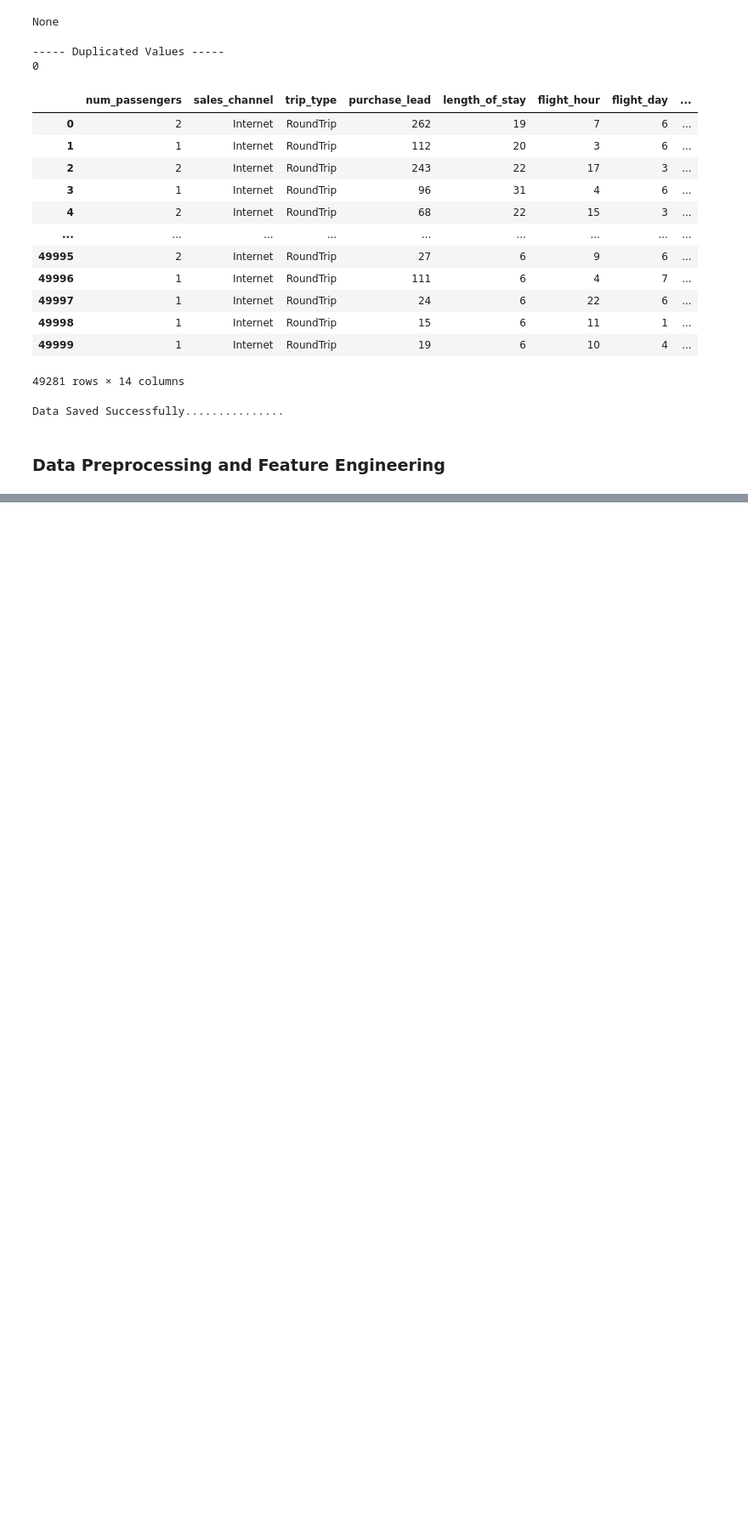
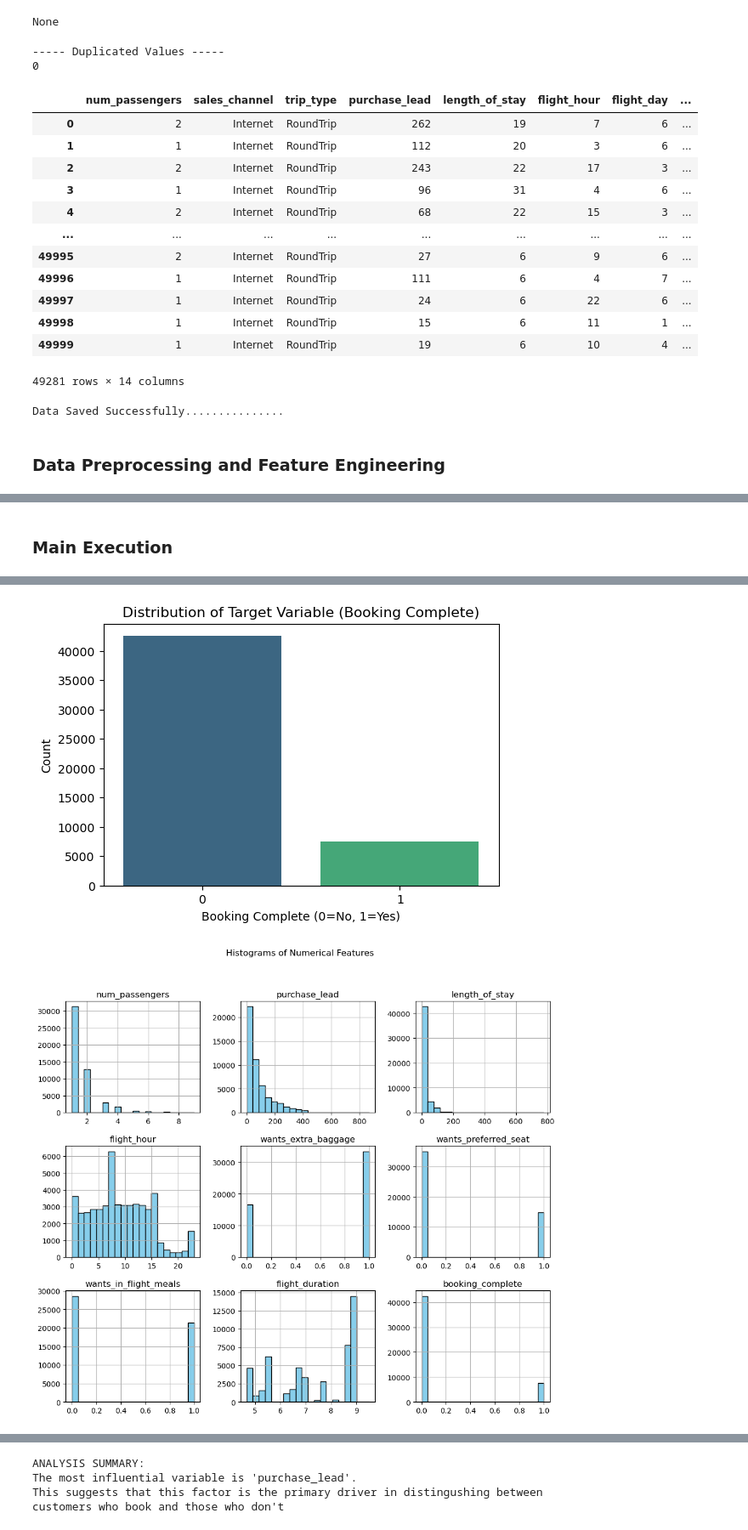
Before and after one commit to charlesakinnurun/flight-ticket-booking-drivers--premium-lounge-demand, a Jupyter notebook: notebooks/main.ipynb, the cells around one changed output, grey strips where cells are left out. Shown at 85% size. Drawn from its saved outputs; the diff is of its cells as text; code cells hidden in the pictures; blank space fills up the shorter version.

```diff
--- a/notebooks/main.ipynb
+++ b/notebooks/main.ipynb
@@ -376,0 +614,34 @@ def preprocess_data(df):
+# %% [markdown]
+### Main Execution
+# %%
+if __name__ == "__main__":
+
+    # 1. Load Data
+    # Ensure 'customer_booking.csv' is in the same directory
+    df = load_and_explore_data('customer_booking.csv')
+
+    # 2. EDA
+    visualize_data(df)
+
+    # 3. Preprocessing
+    X, y, scaler, feature_names = preprocess_data(df)
+
+    # Train/Test Split (80% Train, 20% Test)
+    # stratify=y ensures the class balance is maintained in splits
+    X_train, X_test, y_train, y_test = train_test_split(X, y, test_size=0.2, random_state=42, stratify=y)
+
+    print(f"Training Features Shape: {X_train.shape}")
+    print(f"Testing Features Shape: {X_test.shape}")
+
+    # 4. Compare All Models
+    results_df, model_dict = train_and_compare_models(X_train, X_test, y_train, y_test)
+
+    # 5. Hyperparameter Tuning (Focusing on Random Forest as it usually performs well on this type of data)
+    best_rf_model = tune_best_model(X_train, y_train)
+
+    # 6. Evaluate Final Model
+    evaluate_final_model(best_rf_model, X_test, y_test, feature_names)
+
+    # 7. Detailed Feature Importance Analysis (Added)
+    explain_feature_importance(best_rf_model, feature_names)
+# %% [output]
@@ -376,0 +665,2 @@ def preprocess_data(df):
+[figure, added]
+[figure, added]
@@ -376,0 +722,4 @@ def preprocess_data(df):
+ANALYSIS SUMMARY:
+The most influential variable is 'purchase_lead'.
+This suggests that this factor is the primary driver in distingushing between
+customers who book and those who don't
```
Also changed, not shown: parts of 13 cells of this notebook.
